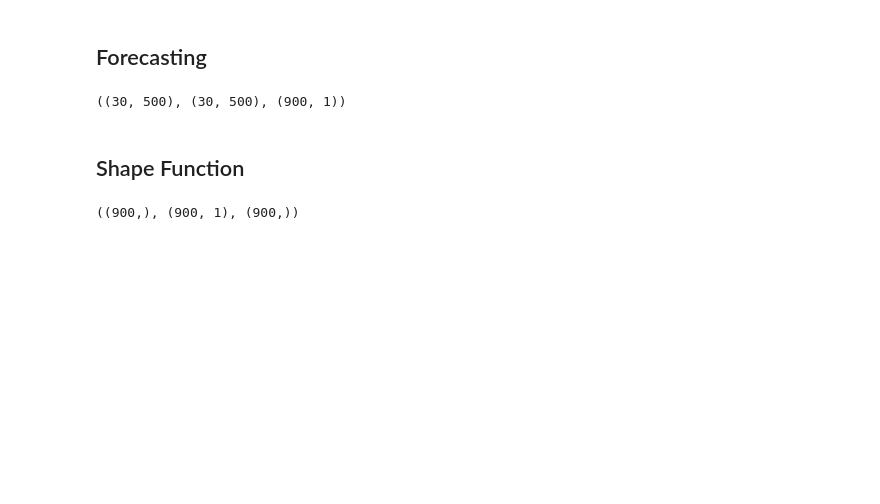
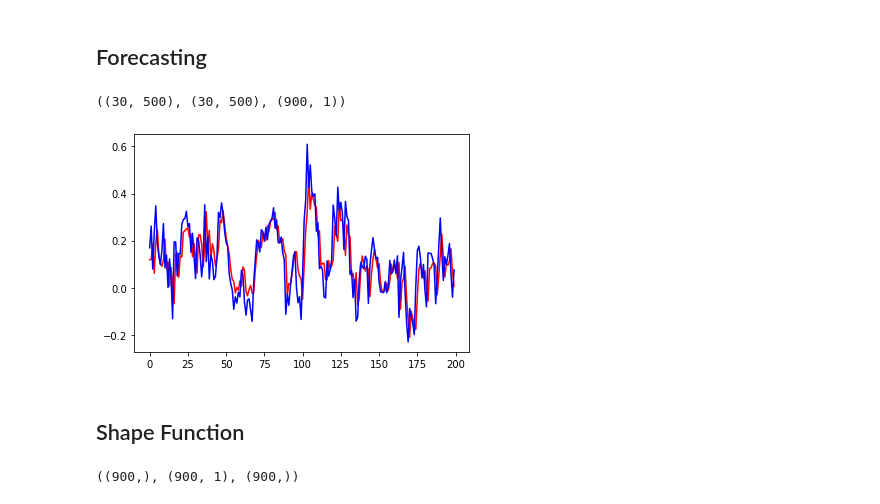
Before and after one commit to isVy08/ESTF, a Jupyter notebook: viz.ipynb, the cells around one changed output. Drawn from its saved outputs; the diff is of its cells as text; code cells hidden in the pictures; blank space fills up the shorter version.

```diff
--- a/viz.ipynb
+++ b/viz.ipynb
@@ -60,11 +60,13 @@ sim[0].shape, sim[1].shape, sim[2].shape
 # %% [output]
 ((30, 500), (30, 500), (900, 1))
 # %%
-plt.figure(figsize=(20,8))
-plt.plot(sim[1][10, :], c='r')
-plt.plot(sim[0][10, :], c='b')
+# plt.figure(figsize=(20,8))
+plt.plot(sim[1][10, 300:500], c='r')
+plt.plot(sim[0][10, 300:500], c='b')
 
 plt.show()
+# %% [output]
+[figure, added]
 # %%
 plot_forecast(sim[0], sim[1], 6, 5, 0, 500)
 # %% [markdown]
```
Also changed, not shown: parts of 27 cells of this notebook, 5 other files.
